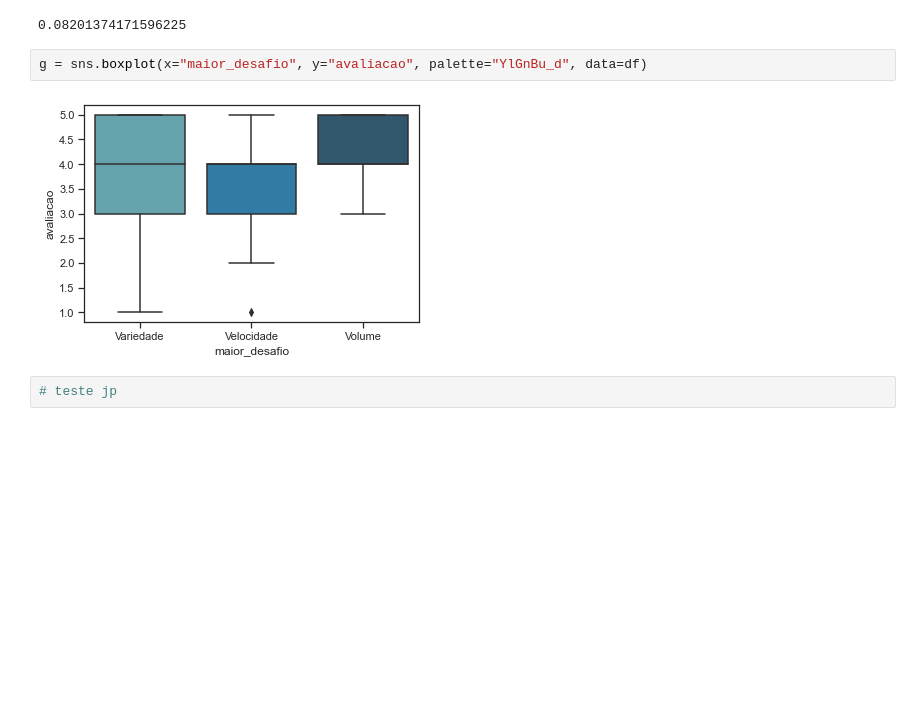
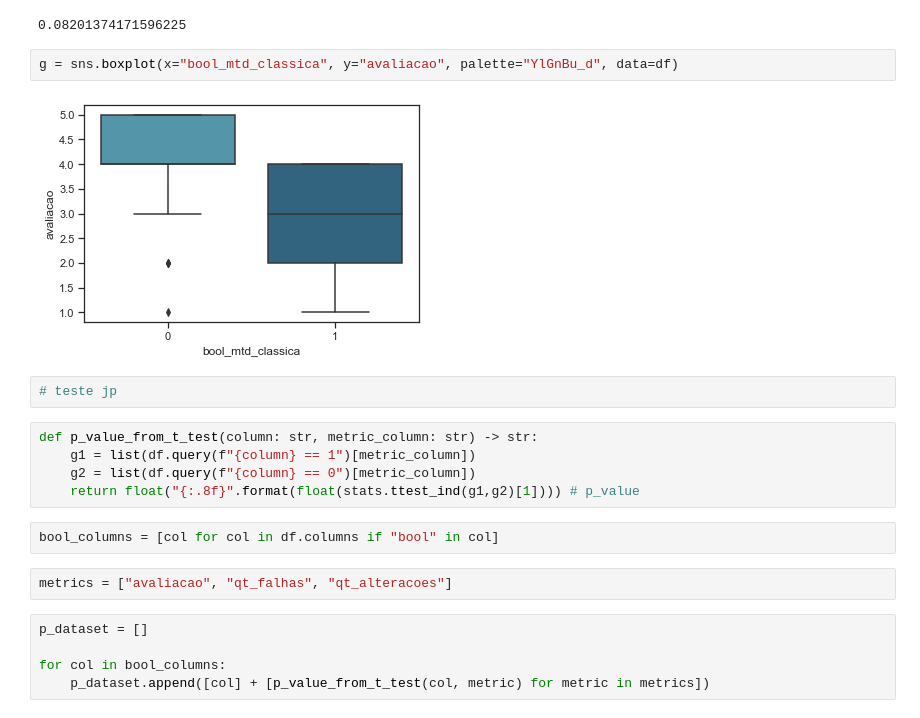
Before and after one commit to luisvenezian/fatores-de-sucesso-na-implementacao-de-lagos-de-dados-na-nuvem, a Jupyter notebook: data_analysis.ipynb, the cells around one changed output. Drawn from its saved outputs; the diff is of its cells as text; blank space fills up the shorter version.

```diff
--- a/data_analysis.ipynb
+++ b/data_analysis.ipynb
@@ -120,8 +120,22 @@ p_value
 # %% [output]
 0.08201374171596225
 # %%
-g = sns.boxplot(x="maior_desafio", y="avaliacao", palette="YlGnBu_d", data=df)
+g = sns.boxplot(x="bool_mtd_classica", y="avaliacao", palette="YlGnBu_d", data=df)
 # %% [output]
-[figure, old version]
+[figure, new version]
 # %%
 # teste jp
+# %%
+def p_value_from_t_test(column: str, metric_column: str) -> str:
+    g1 = list(df.query(f"{column} == 1")[metric_column])
+    g2 = list(df.query(f"{column} == 0")[metric_column])
+    return float("{:.8f}".format(float(stats.ttest_ind(g1,g2)[1]))) # p_value
+# %%
+bool_columns = [col for col in df.columns if "bool" in col]
+# %%
+metrics = ["avaliacao", "qt_falhas", "qt_alteracoes"]
+# %%
+p_dataset = []
+
+for col in bool_columns:
+    p_dataset.append([col] + [p_value_from_t_test(col, metric) for metric in metrics])
```
Also changed, not shown: parts of 6 cells of this notebook.
